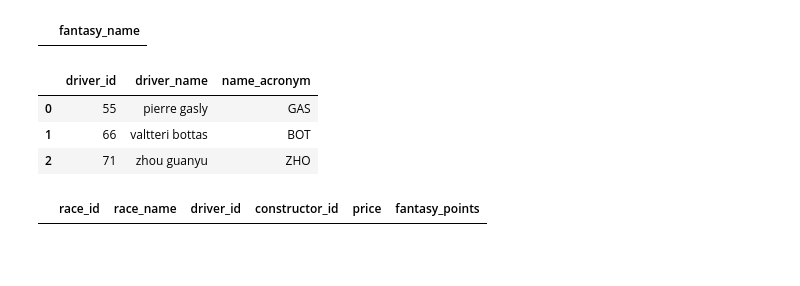
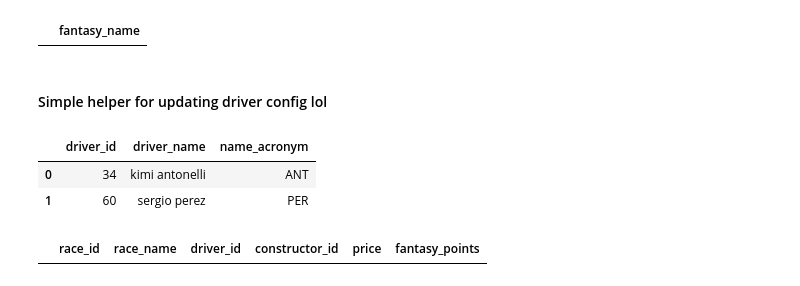
Before and after one commit to jguptil1/F1Fantasy, a Jupyter notebook: src/ingestion/database_testing.ipynb, the cells around one changed output. Cells and saved outputs as stored; diff of their text form; code cells hidden in the pictures; blank space fills up the shorter version.

```diff
--- a/src/ingestion/database_testing.ipynb
+++ b/src/ingestion/database_testing.ipynb
@@ -906,20 +901,21 @@ with duckdb.connect(DATABASE_PATH, read_only=True) as con:
 sample
 # %% [output]
 |  | fantasy_name |
+# %% [markdown]
+#### Simple helper for updating driver config lol
 # %%
 with duckdb.connect(DATABASE_PATH, read_only=True) as con:
     sample = con.execute("""
         SELECT *
         FROM dim_driver
-        WHERE name_acronym IN ('BOT', 'GAS', 'ZHO')
+        WHERE name_acronym IN ('ANT', 'PER')
     """).df()
 
 sample
 # %% [output]
 |  | driver_id | driver_name | name_acronym |
-| 0 | 55 | pierre gasly | GAS |
-| 1 | 66 | valtteri bottas | BOT |
-| 2 | 71 | zhou guanyu | ZHO |
+| 0 | 34 | kimi antonelli | ANT |
+| 1 | 60 | sergio perez | PER |
 # %%
 fact_driver_race_test[
     fact_driver_race_test["driver_id"].isna()
```
Also changed, not shown: parts of 9 cells of this notebook.
